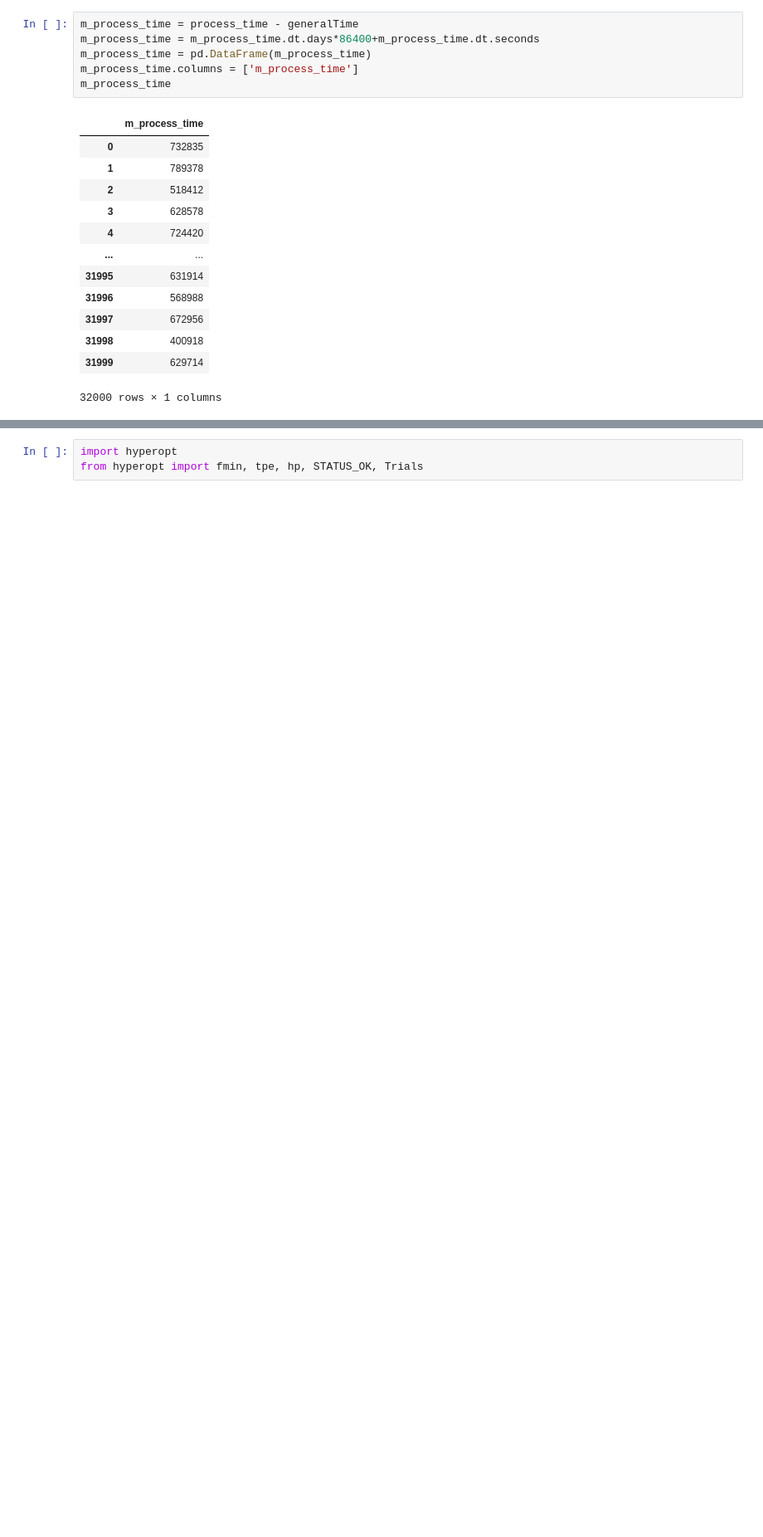
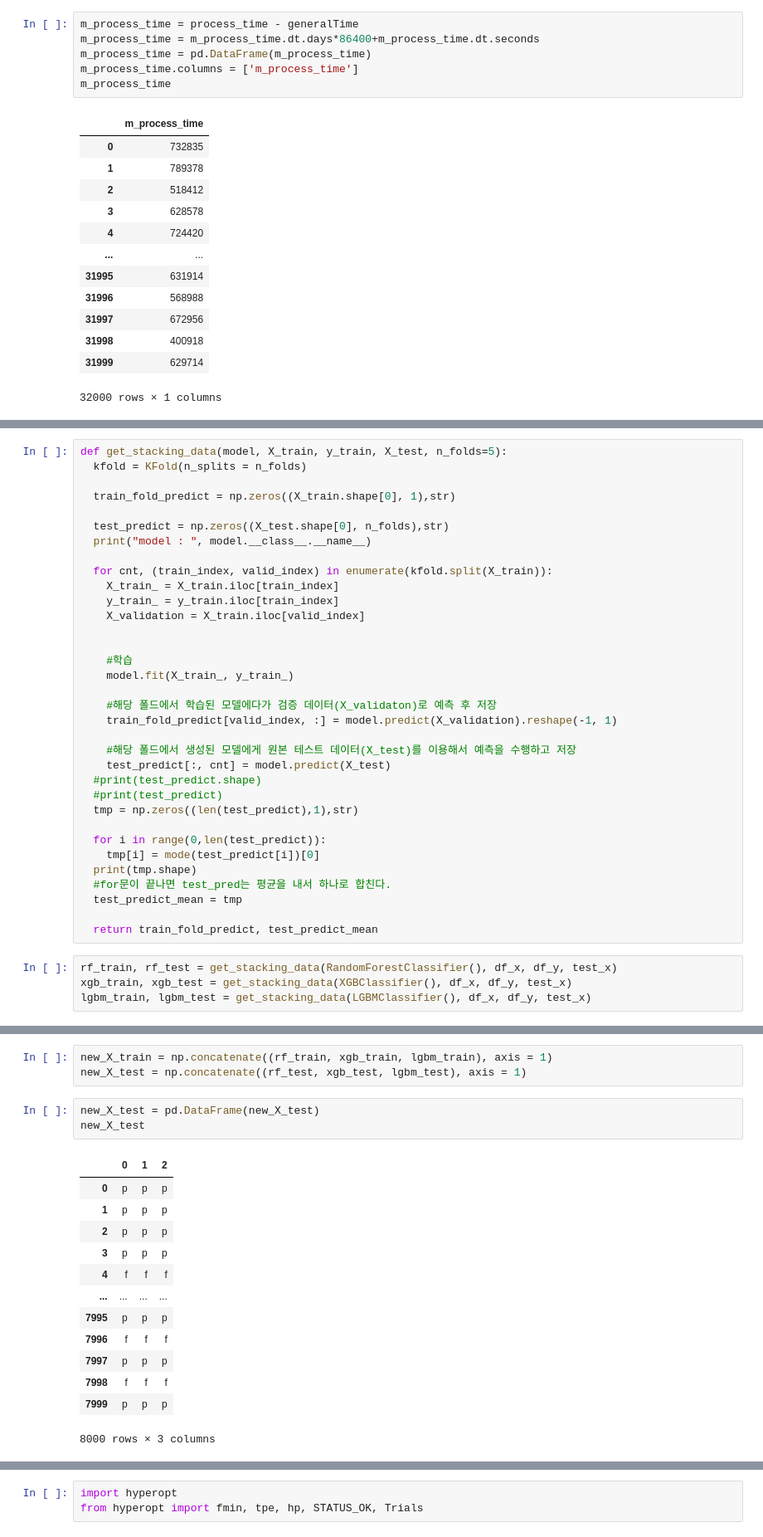
Before and after one commit to baesumin/DeepLearning, a Jupyter notebook: sk머신러닝1.ipynb, the cells around one changed output, grey strips where cells are left out. Shown at 83% size. Drawn from its saved outputs; the diff is of its cells as text; blank space fills up the shorter version.

```diff
--- a/sk머신러닝1.ipynb
+++ b/sk머신러닝1.ipynb
@@ -191,0 +246,38 @@ Knn: 0.845063 (0.007108)
+# %%
+def get_stacking_data(model, X_train, y_train, X_test, n_folds=5):
+  kfold = KFold(n_splits = n_folds)
+
+  train_fold_predict = np.zeros((X_train.shape[0], 1),str)
+
+  test_predict = np.zeros((X_test.shape[0], n_folds),str)
+  print("model : ", model.__class__.__name__)
+
+  for cnt, (train_index, valid_index) in enumerate(kfold.split(X_train)):
+    X_train_ = X_train.iloc[train_index]
+    y_train_ = y_train.iloc[train_index]
+    X_validation = X_train.iloc[valid_index]
+
+
+    #학습
+    model.fit(X_train_, y_train_)
+
+    #해당 폴드에서 학습된 모델에다가 검증 데이터(X_validaton)로 예측 후 저장
+    train_fold_predict[valid_index, :] = model.predict(X_validation).reshape(-1, 1)
+
+    #해당 폴드에서 생성된 모델에게 원본 테스트 데이터(X_test)를 이용해서 예측을 수행하고 저장
+    test_predict[:, cnt] = model.predict(X_test)
+  #print(test_predict.shape)
+  #print(test_predict)
+  tmp = np.zeros((len(test_predict),1),str)
+
+  for i in range(0,len(test_predict)):
+    tmp[i] = mode(test_predict[i])[0]
+  print(tmp.shape)
+  #for문이 끝나면 test_pred는 평균을 내서 하나로 합친다.
+  test_predict_mean = tmp
+
+  return train_fold_predict, test_predict_mean
+# %%
+rf_train, rf_test = get_stacking_data(RandomForestClassifier(), df_x, df_y, test_x)
+xgb_train, xgb_test = get_stacking_data(XGBClassifier(), df_x, df_y, test_x)
+lgbm_train, lgbm_test = get_stacking_data(LGBMClassifier(), df_x, df_y, test_x)
@@ -191,0 +291,20 @@ Knn: 0.845063 (0.007108)
+# %%
+new_X_train = np.concatenate((rf_train, xgb_train, lgbm_train), axis = 1)
+new_X_test = np.concatenate((rf_test, xgb_test, lgbm_test), axis = 1)
+# %%
+new_X_test = pd.DataFrame(new_X_test)
+new_X_test
+# %% [output]
+|  | 0 | 1 | 2 |
+| 0 | p | p | p |
+| 1 | p | p | p |
+| 2 | p | p | p |
+| 3 | p | p | p |
+| 4 | f | f | f |
+| ... | ... | ... | ... |
+| 7995 | p | p | p |
+| 7996 | f | f | f |
+| 7997 | p | p | p |
+| 7998 | f | f | f |
+| 7999 | p | p | p |
+8000 rows × 3 columns
```
Also changed, not shown: parts of 19 cells of this notebook.
